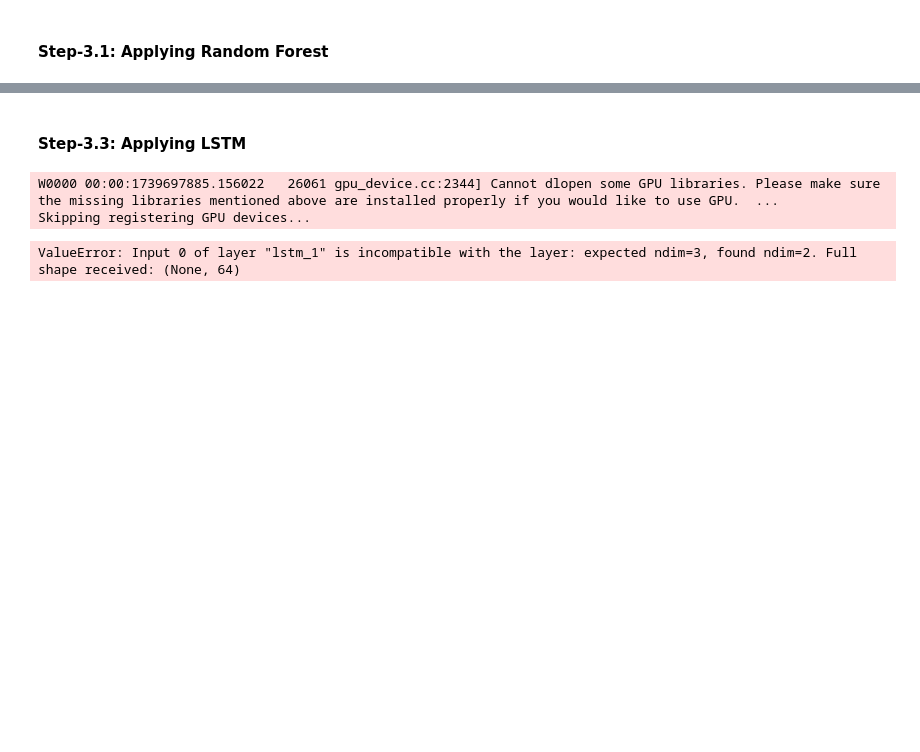
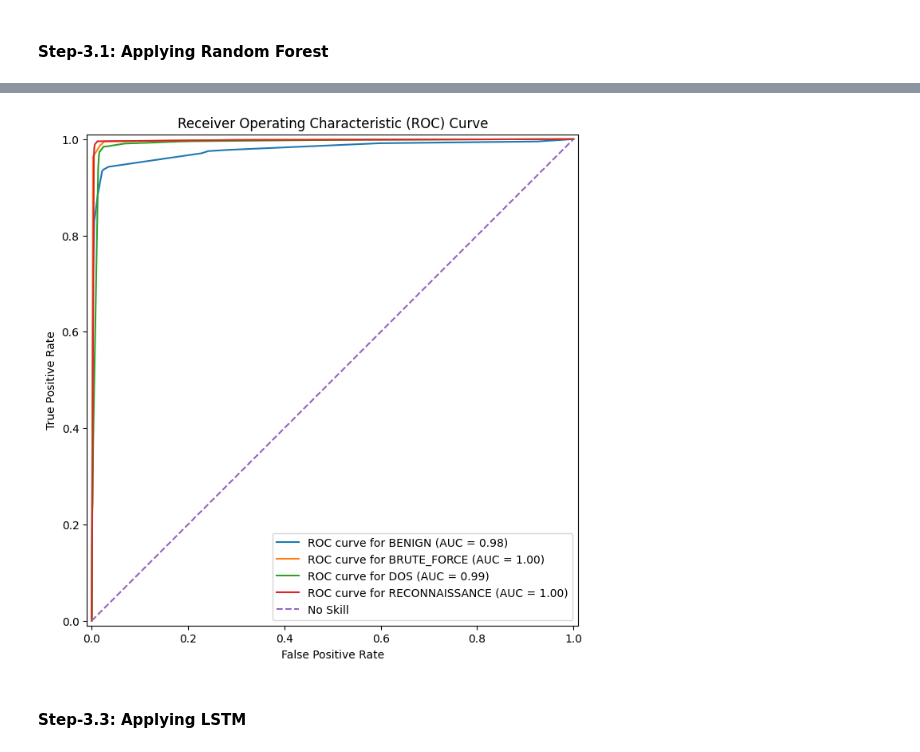
Before and after one commit to SkyDancer45/MinorProject, a Jupyter notebook: Ipynb Files/UEBA/intrusion_detection.ipynb, the cells around one changed output, grey strips where cells are left out. Drawn from its saved outputs; the diff is of its cells as text; code cells hidden in the pictures; blank space fills up the shorter version.

```diff
--- a/Ipynb Files/UEBA/intrusion_detection.ipynb
+++ b/Ipynb Files/UEBA/intrusion_detection.ipynb
@@ -171,3 +367,26 @@ RECONNAISSANCE       0.91      0.97      0.94     22725
+# %%
+lb = LabelBinarizer()
+y_test_bin = lb.fit_transform(y_test)
+
+# Plot ROC curve for each class
+plt.figure(figsize=(10, 8))
+for i, class_name in enumerate(lb.classes_):
+    y_score = rf.predict_proba(x_test)[:, i]
+    RocCurveDisplay.from_predictions(
+        y_test_bin[:, i],
+        y_score,
+        name=f'ROC curve for {class_name}',
+        ax=plt.gca()
+    )
+
+plt.plot([0, 1], [0, 1], linestyle='--', label='No Skill')
+plt.xlabel('False Positive Rate')
+plt.ylabel('True Positive Rate')
+plt.title('Receiver Operating Characteristic (ROC) Curve')
+plt.legend()
+plt.show()
+# %% [output]
+[figure, added]
 # %% [markdown]
 #### Step-3.3: Applying LSTM
 # %%
@@ -177,16 +396,12 @@ from keras.layers import Dense
 from keras.layers import LSTM
 from keras.layers import InputLayer
 # %%
-model = Sequential() #Creating LSTM Model
 time_step = 1
 features = 78
-model.add(InputLayer(input_shape=(time_step,features)))
-model.add(LSTM(64))
-model.add(LSTM(64))
-model.add(Dense(8,'relu'))
-model.add(Dense(1,'linear'))
-model.summay()
+model = Sequential()
+model.add(InputLayer(shape=(time_step, features)))
+model.add(LSTM(64, return_sequences=True))  # Keep sequence output
+model.add(LSTM(64))  # Now this LSTM gets 3D input
+model.add(Dense(8, activation='relu'))
+model.add(Dense(1, activation='linear'))
+model.compile(optimizer='adam', loss='mse')
-# %% [output]
-W0000 00:00:1739697885.156022   26061 gpu_device.cc:2344] Cannot dlopen some GPU libraries. Please make sure the missing libraries mentioned above are installed properly if you would like to use GPU.  ...
-Skipping registering GPU devices...
-ValueError: Input 0 of layer "lstm_1" is incompatible with the layer: expected ndim=3, found ndim=2. Full shape received: (None, 64)
```
Also changed, not shown: parts of 32 cells of this notebook, 4 other files.
